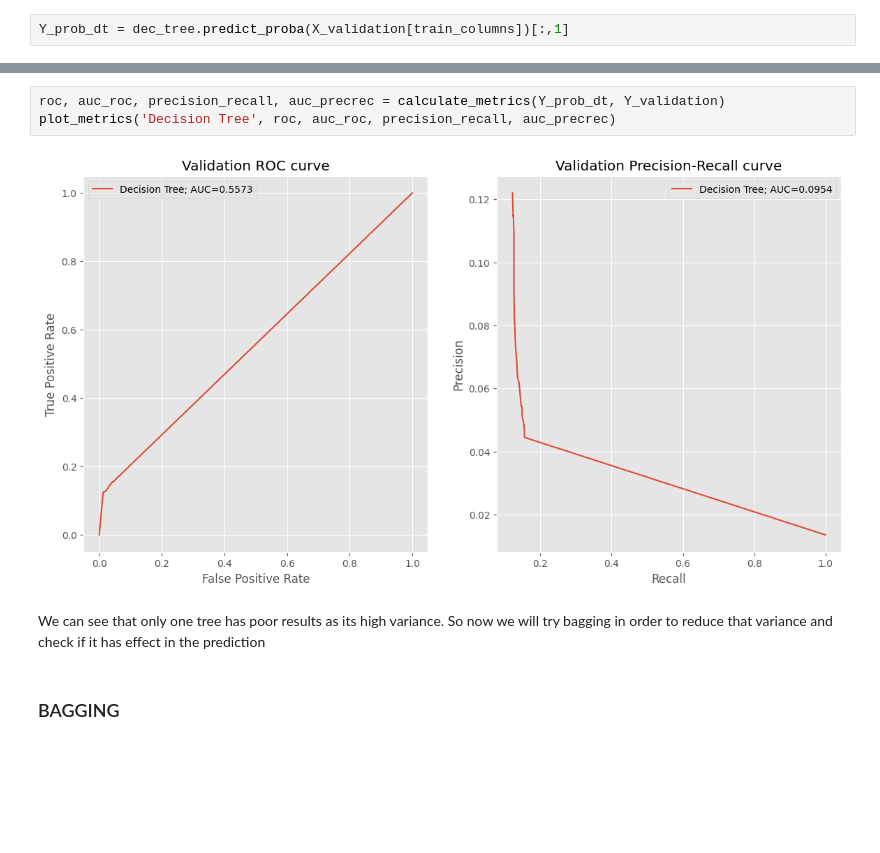
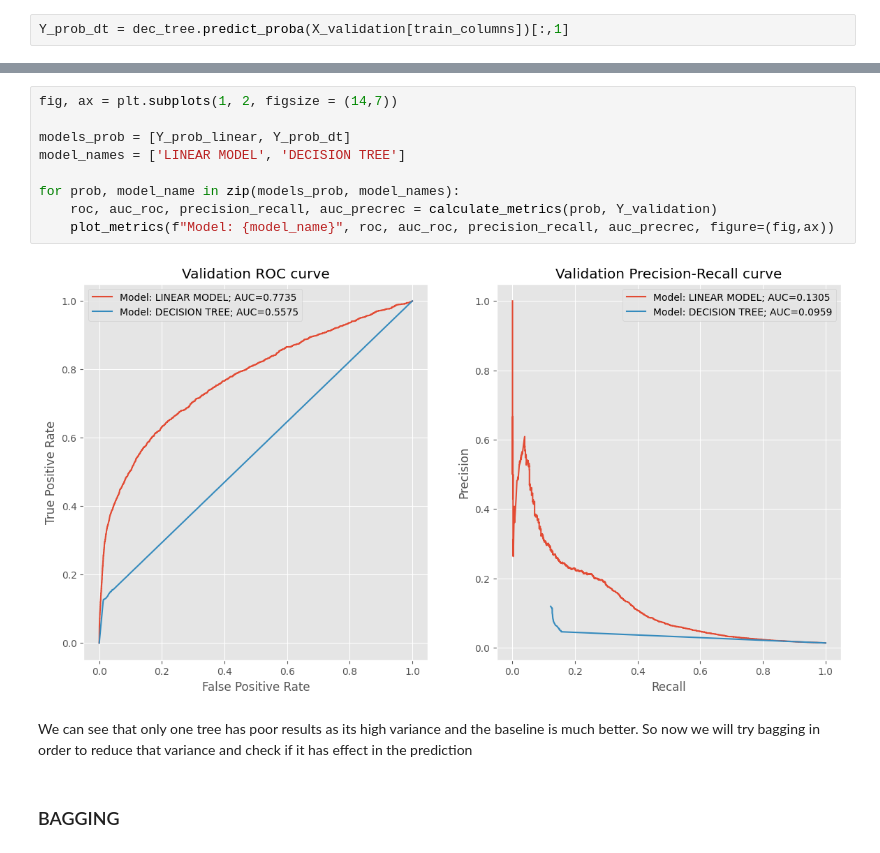
Before and after one commit to uhernando002/zrive-ds, a Jupyter notebook: src/module_4/module_4_milestone1.ipynb, the cells around one changed output, grey strips where cells are left out. Saved outputs shown, nothing was run; the diff lists cells and outputs as text; blank space fills up the shorter version.

```diff
--- a/src/module_4/module_4_milestone1.ipynb
+++ b/src/module_4/module_4_milestone1.ipynb
@@ -153,10 +176,16 @@ def plot_metrics(model:str, roc:pd.DataFrame, auc_roc:np.float64, prec_rec:pd.Da
-# %%
-roc, auc_roc, precision_recall, auc_precrec = calculate_metrics(Y_prob_dt, Y_validation)
-plot_metrics('Decision Tree', roc, auc_roc, precision_recall, auc_precrec)
-# %% [output]
-[figure, removed]
+# %%
+fig, ax = plt.subplots(1, 2, figsize = (14,7))
+
+models_prob = [Y_prob_linear, Y_prob_dt]
+model_names = ['LINEAR MODEL', 'DECISION TREE']
+
+for prob, model_name in zip(models_prob, model_names):
+    roc, auc_roc, precision_recall, auc_precrec = calculate_metrics(prob, Y_validation)
+    plot_metrics(f"Model: {model_name}", roc, auc_roc, precision_recall, auc_precrec, figure=(fig,ax))
+# %% [output]
+[figure, added]
 # %% [markdown]
-We can see that only one tree has poor results as its high variance. So now we will try bagging in order to reduce that variance and check if it has effect in the prediction
+We can see that only one tree has poor results as its high variance and the baseline is much better. So now we will try bagging in order to reduce that variance and check if it has effect in the prediction
 # %% [markdown]
 ### BAGGING
 # %% [markdown]
```
Also changed, not shown: parts of 33 cells of this notebook.
